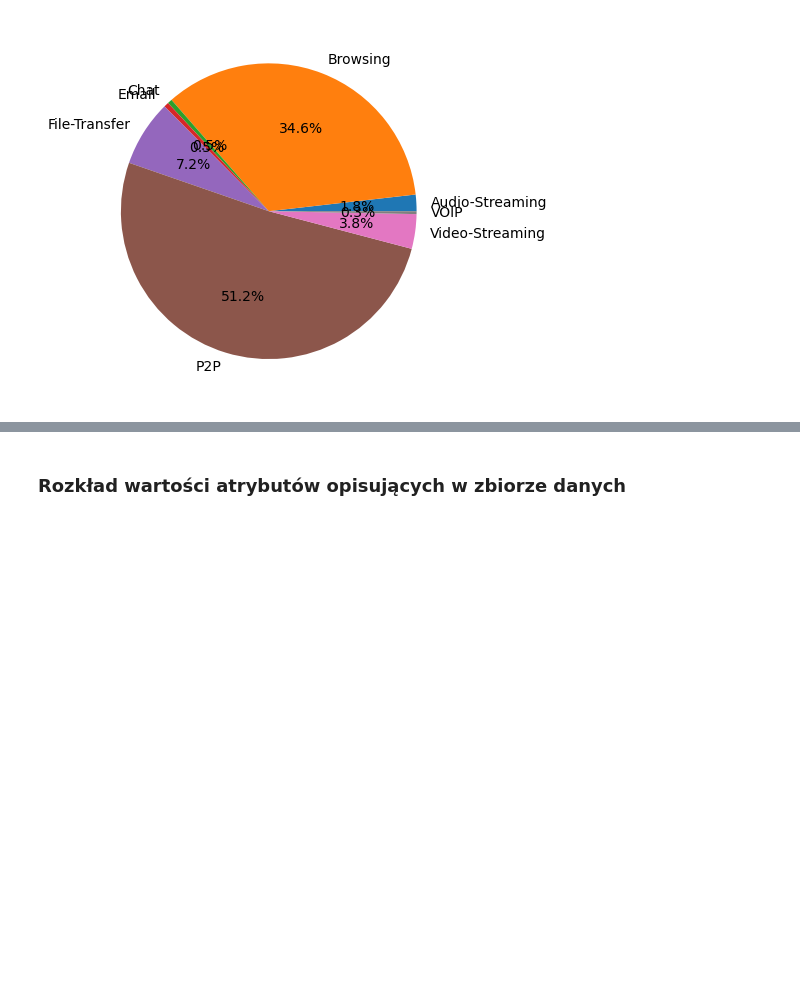
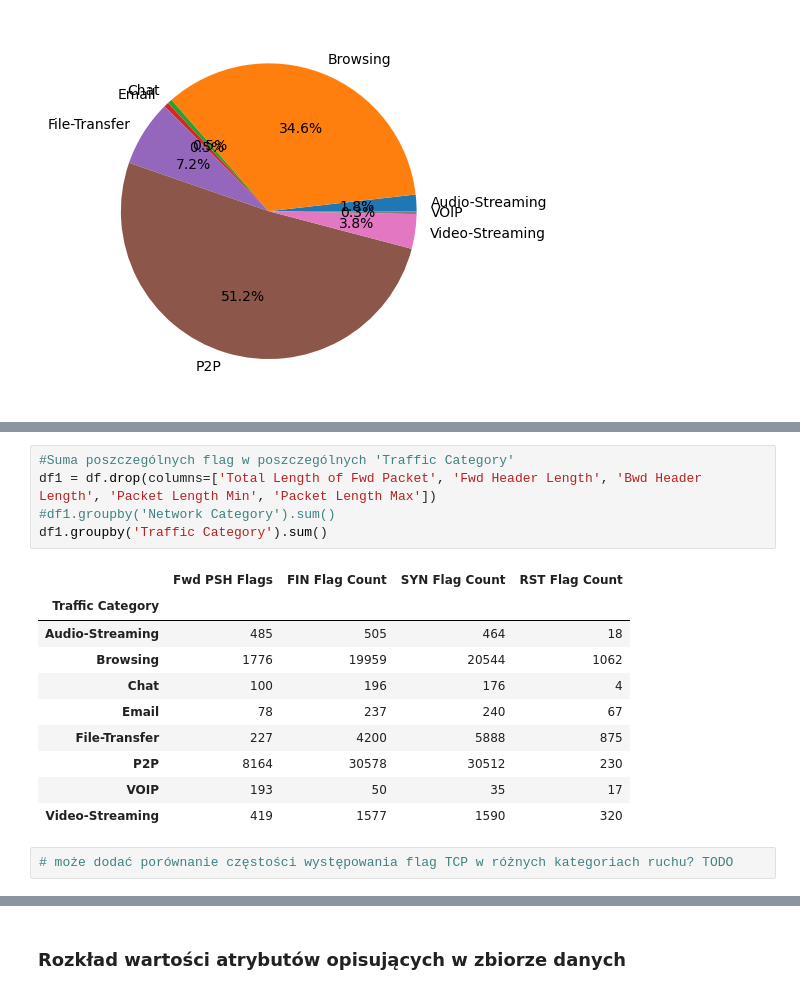
Before and after one commit to lamachan/PRiAD_projekt, a Jupyter notebook: PRiAD_projekt.ipynb, the cells around one changed output, grey strips where cells are left out. Saved outputs shown, nothing was run; the diff lists cells and outputs as text; blank space fills up the shorter version.

```diff
--- a/PRiAD_projekt.ipynb
+++ b/PRiAD_projekt.ipynb
@@ -219,2 +238,20 @@ plt.show()
 Liczba obiektów w poszczególnych kategoriach ruchu nie jest równa. Ponad połowa obiektów należy do kategorii `P2P`, a ponad 1/3 do kategorii `Browsing`. Jedynie 15% obiektów należy do pozostałych 6 kategorii.
+# %%
+#Suma poszczególnych flag w poszczególnych 'Traffic Category'
+df1 = df.drop(columns=['Total Length of Fwd Packet', 'Fwd Header Length', 'Bwd Header Length', 'Packet Length Min', 'Packet Length Max'])
+#df1.groupby('Network Category').sum()
+df1.groupby('Traffic Category').sum()
+# %% [output]
+|  | Fwd PSH Flags | FIN Flag Count | SYN Flag Count | RST Flag Count |
+| Traffic Category |  |  |  |  |
+| Audio-Streaming | 485 | 505 | 464 | 18 |
+| Browsing | 1776 | 19959 | 20544 | 1062 |
+| Chat | 100 | 196 | 176 | 4 |
+| Email | 78 | 237 | 240 | 67 |
+| File-Transfer | 227 | 4200 | 5888 | 875 |
+| P2P | 8164 | 30578 | 30512 | 230 |
+| VOIP | 193 | 50 | 35 | 17 |
+| Video-Streaming | 419 | 1577 | 1590 | 320 |
+# %%
+# może dodać porównanie częstości występowania flag TCP w różnych kategoriach ruchu? TODO
 # %%
```
Also changed, not shown: parts of 11 cells of this notebook.
